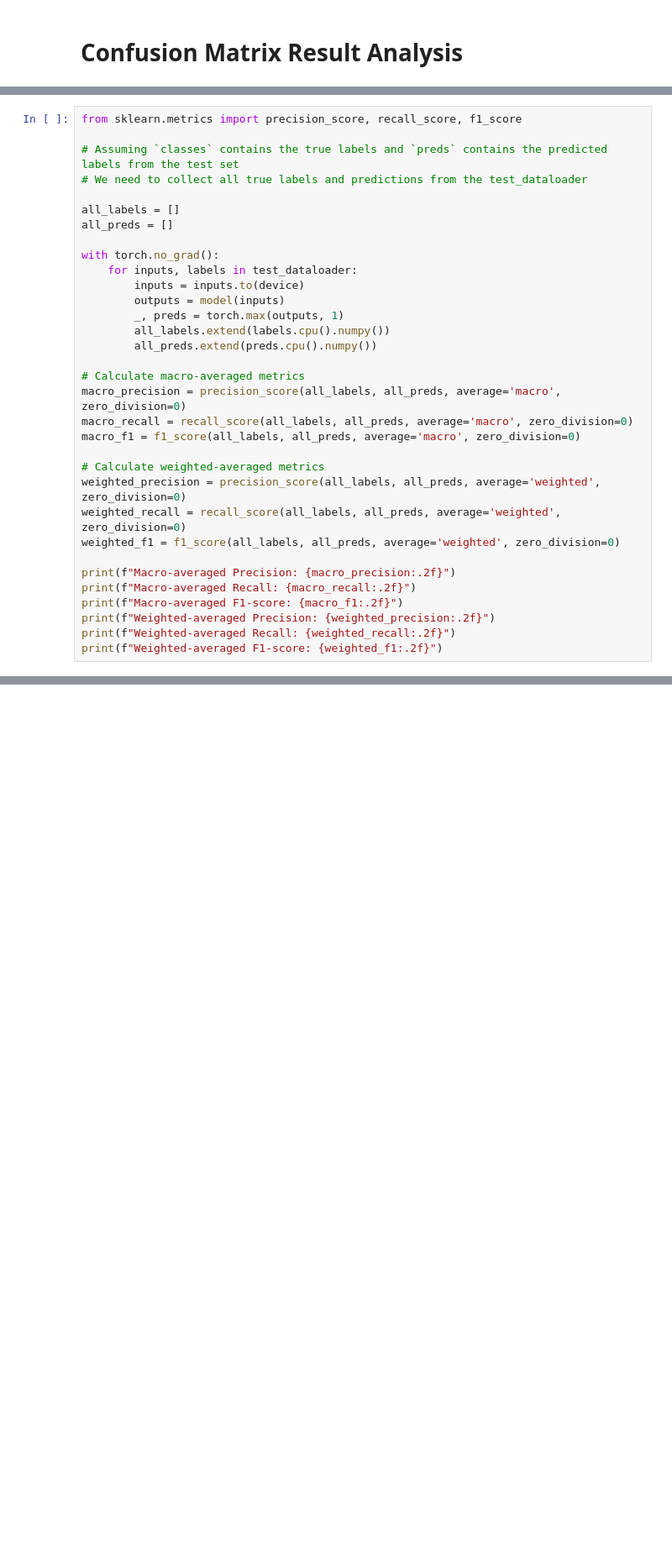
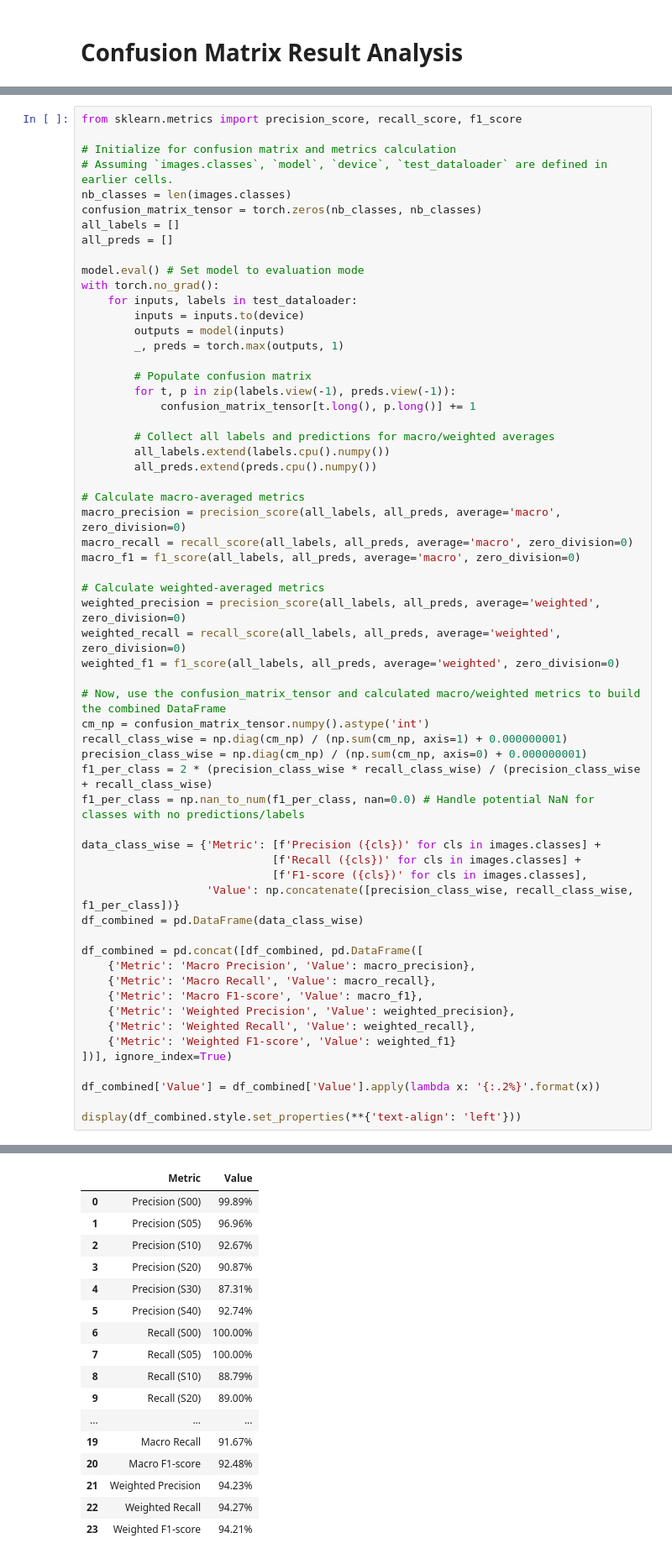
Before and after one commit to TAMIDSpiyalong/2025ASAS, a Jupyter notebook: computer_vision_for_feed_grading.ipynb, the cells around one changed output, grey strips where cells are left out. Shown at 84% size. Saved outputs shown, nothing was run; the diff lists cells and outputs as text; blank space fills up the shorter version.

```diff
--- a/computer_vision_for_feed_grading.ipynb
+++ b/computer_vision_for_feed_grading.ipynb
@@ -553,17 +540,25 @@ df.to_csv('precision_recall_table.csv', index=False)
 # %%
 from sklearn.metrics import precision_score, recall_score, f1_score
 
-# Assuming `classes` contains the true labels and `preds` contains the predicted labels from the test set
-# We need to collect all true labels and predictions from the test_dataloader
-
+# Initialize for confusion matrix and metrics calculation
+# Assuming `images.classes`, `model`, `device`, `test_dataloader` are defined in earlier cells.
+nb_classes = len(images.classes)
+confusion_matrix_tensor = torch.zeros(nb_classes, nb_classes)
 all_labels = []
 all_preds = []
 
+model.eval() # Set model to evaluation mode
 with torch.no_grad():
     for inputs, labels in test_dataloader:
         inputs = inputs.to(device)
         outputs = model(inputs)
         _, preds = torch.max(outputs, 1)
+
+        # Populate confusion matrix
+        for t, p in zip(labels.view(-1), preds.view(-1)):
+            confusion_matrix_tensor[t.long(), p.long()] += 1
+
+        # Collect all labels and predictions for macro/weighted averages
         all_labels.extend(labels.cpu().numpy())
         all_preds.extend(preds.cpu().numpy())
 
@@ -577,10 +572,29 @@ weighted_precision = precision_score(all_labels, all_preds, average='weighted',
 weighted_recall = recall_score(all_labels, all_preds, average='weighted', zero_division=0)
 weighted_f1 = f1_score(all_labels, all_preds, average='weighted', zero_division=0)
 
-print(f"Macro-averaged Precision: {macro_precision:.2f}")
-print(f"Macro-averaged Recall: {macro_recall:.2f}")
-print(f"Macro-averaged F1-score: {macro_f1:.2f}")
-print(f"Weighted-averaged Precision: {weighted_precision:.2f}")
-print(f"Weighted-averaged Recall: {weighted_recall:.2f}")
-print(f"Weighted-averaged F1-score: {weighted_f1:.2f}")
+# Now, use the confusion_matrix_tensor and calculated macro/weighted metrics to build the combined DataFrame
+cm_np = confusion_matrix_tensor.numpy().astype('int')
+recall_class_wise = np.diag(cm_np) / (np.sum(cm_np, axis=1) + 0.000000001)
+precision_class_wise = np.diag(cm_np) / (np.sum(cm_np, axis=0) + 0.000000001)
+f1_per_class = 2 * (precision_class_wise * recall_class_wise) / (precision_class_wise + recall_class_wise)
+f1_per_class = np.nan_to_num(f1_per_class, nan=0.0) # Handle potential NaN for classes with no predictions/labels
+
+data_class_wise = {'Metric': [f'Precision ({cls})' for cls in images.classes] +
+                             [f'Recall ({cls})' for cls in images.classes] +
+                             [f'F1-score ({cls})' for cls in images.classes],
+                   'Value': np.concatenate([precision_class_wise, recall_class_wise, f1_per_class])}
+df_combined = pd.DataFrame(data_class_wise)
+
+df_combined = pd.concat([df_combined, pd.DataFrame([
+    {'Metric': 'Macro Precision', 'Value': macro_precision},
+    {'Metric': 'Macro Recall', 'Value': macro_recall},
+    {'Metric': 'Macro F1-score', 'Value': macro_f1},
+    {'Metric': 'Weighted Precision', 'Value': weighted_precision},
+    {'Metric': 'Weighted Recall', 'Value': weighted_recall},
+    {'Metric': 'Weighted F1-score', 'Value': weighted_f1}
+])], ignore_index=True)
+
+df_combined['Value'] = df_combined['Value'].apply(lambda x: '{:.2%}'.format(x))
+
+display(df_combined.style.set_properties(**{'text-align': 'left'}))
 # %% [output]
@@ -592,0 +601,17 @@ Weighted-averaged F1-score: 0.91
+|  | Metric | Value |
+| 0 | Precision (S00) | 99.89% |
+| 1 | Precision (S05) | 96.96% |
+| 2 | Precision (S10) | 92.67% |
+| 3 | Precision (S20) | 90.87% |
+| 4 | Precision (S30) | 87.31% |
+| 5 | Precision (S40) | 92.74% |
+| 6 | Recall (S00) | 100.00% |
+| 7 | Recall (S05) | 100.00% |
+| 8 | Recall (S10) | 88.79% |
+| 9 | Recall (S20) | 89.00% |
+| ... | ... | ... |
+| 19 | Macro Recall | 91.67% |
+| 20 | Macro F1-score | 92.48% |
+| 21 | Weighted Precision | 94.23% |
+| 22 | Weighted Recall | 94.27% |
+| 23 | Weighted F1-score | 94.21% |
```
Also changed, not shown: parts of 15 cells of this notebook.
